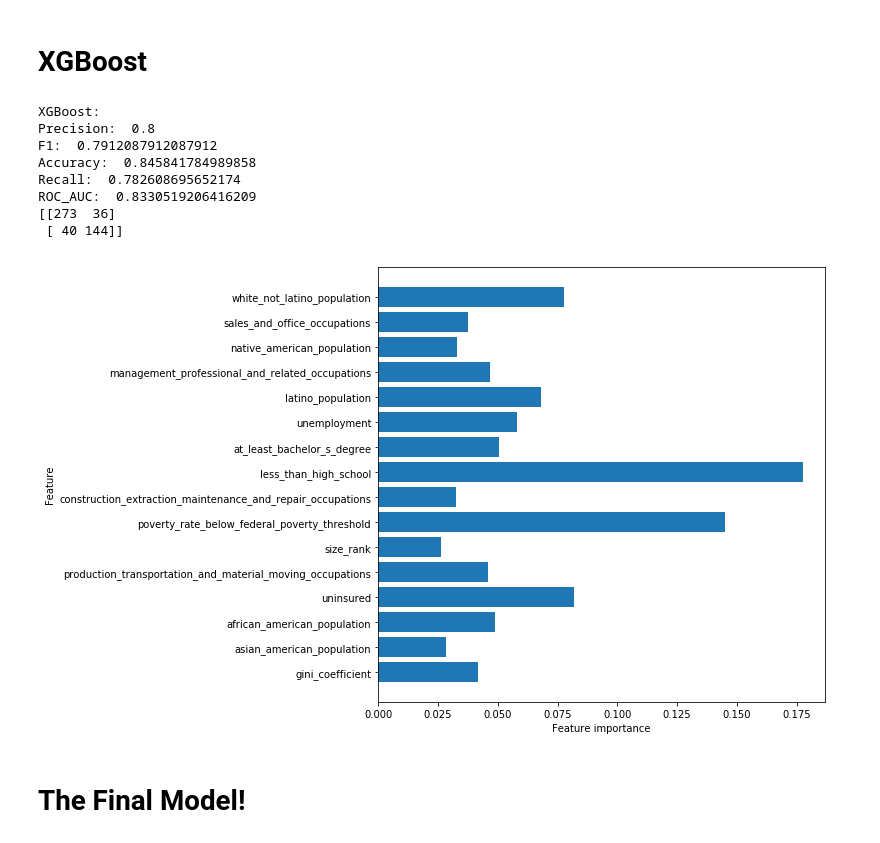
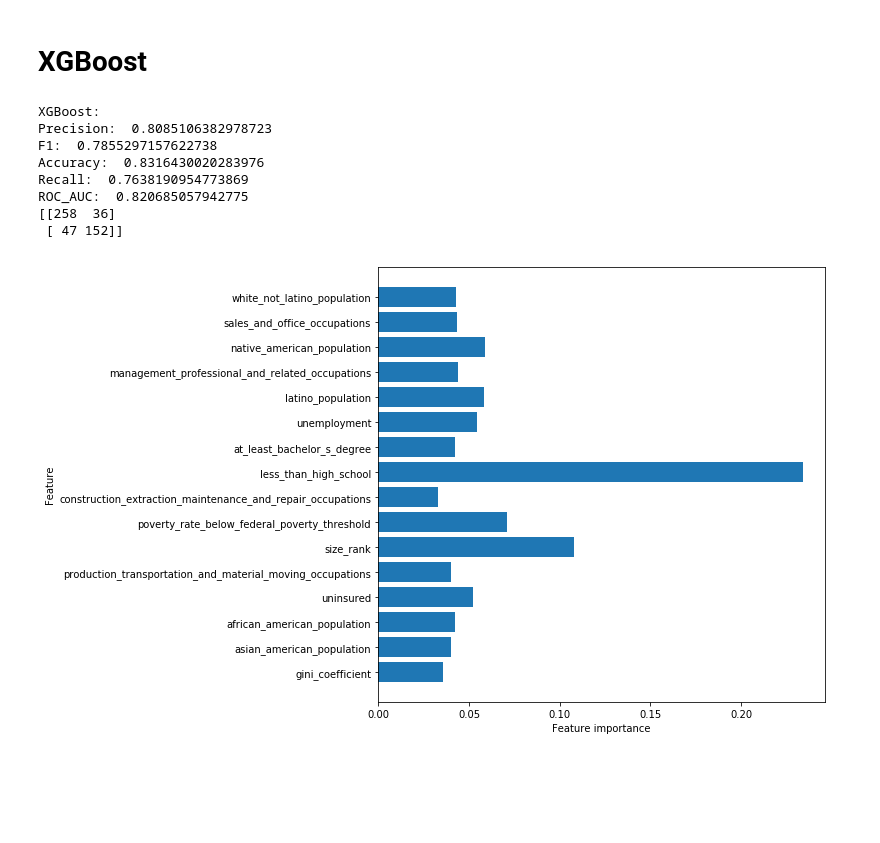
Before and after one commit to xxristoskk/where-are-missing-voters, a Jupyter notebook: Where Are The Voters.ipynb, the cells around one changed output. Cells and saved outputs as stored; diff of their text form; code cells hidden in the pictures; blank space fills up the shorter version.

```diff
--- a/Where Are The Voters.ipynb
+++ b/Where Are The Voters.ipynb
@@ -289,32 +306,22 @@ def boost_search(xTrain,xTest,yTrain,yTest):
 # %%
 boost_search(xTrain,xTest,yTrain,yTest)
 # %%
+## Applying best parameters
 xg = XGBClassifier(silent=0,eta=.1,min_child_weight=1,sub_sample=.3,eval_metric='auc',n_estimators=1000,
                     max_depth=8,min_samples_split=.4,max_features=4)
 xg.fit(xTrain,yTrain)
 xg_y = xg.predict(xTest)
 print('XGBoost:')
 calc_scores(yTest,xg_y)
+
+plot_feature_importances(xg,xTrain)
 # %% [output]
 XGBoost:
-Precision:  0.8
-F1:  0.7912087912087912
-Accuracy:  0.845841784989858
-Recall:  0.782608695652174
-ROC_AUC:  0.8330519206416209
-[[273  36]
- [ 40 144]]
+Precision:  0.8085106382978723
+F1:  0.7855297157622738
+Accuracy:  0.8316430020283976
+Recall:  0.7638190954773869
+ROC_AUC:  0.820685057942775
+[[258  36]
+ [ 47 152]]
+[figure, added]
-# %%
-def plot_feature_importances(model,X_train):
-    n_features = X_train.shape[1]
-    plt.figure(figsize=(8,8))
-    plt.barh(range(n_features), model.feature_importances_, align='center')
-    plt.yticks(np.arange(n_features), X_train.columns.values)
-    plt.xlabel("Feature importance")
-    plt.ylabel("Feature")
-
-plot_feature_importances(rf,xTrain)
-# %% [output]
-[figure, removed]
-# %% [markdown]
-# The Final Model!
```
Also changed, not shown: parts of 19 cells of this notebook, 2 other files.
